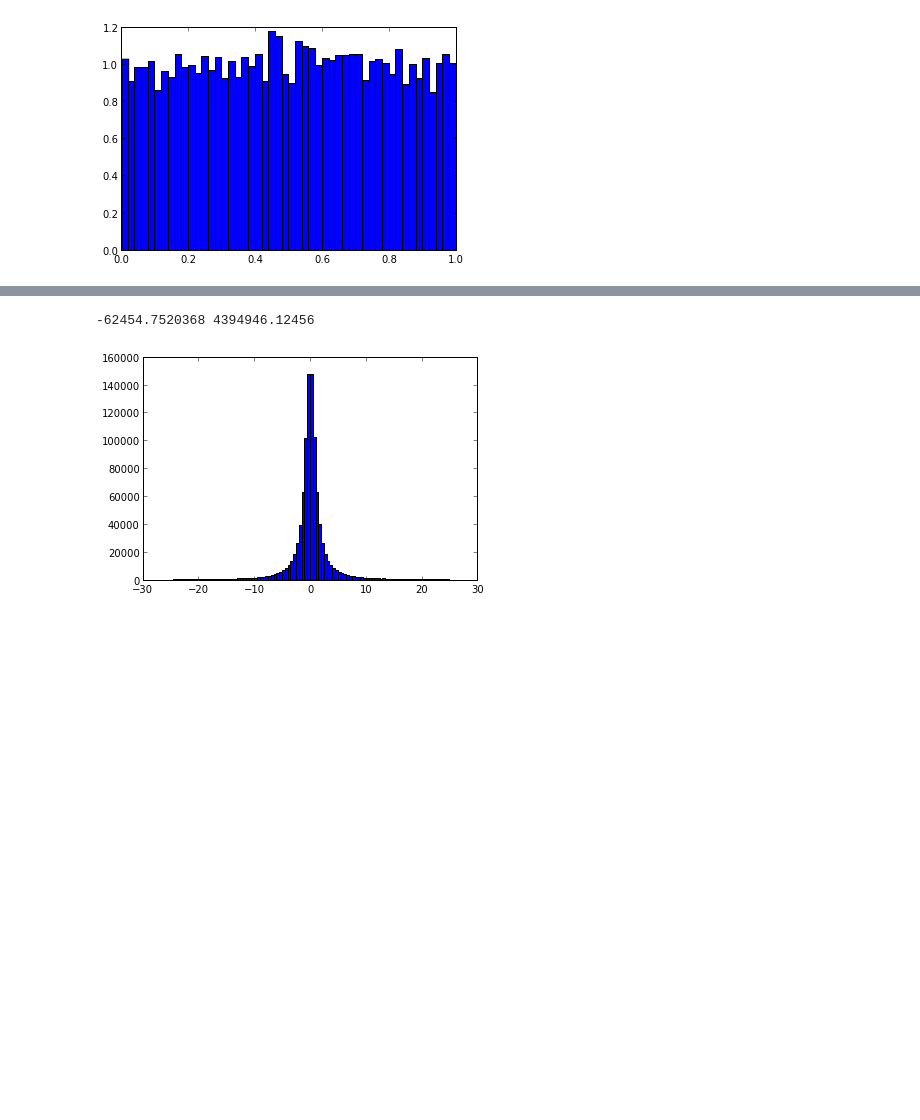
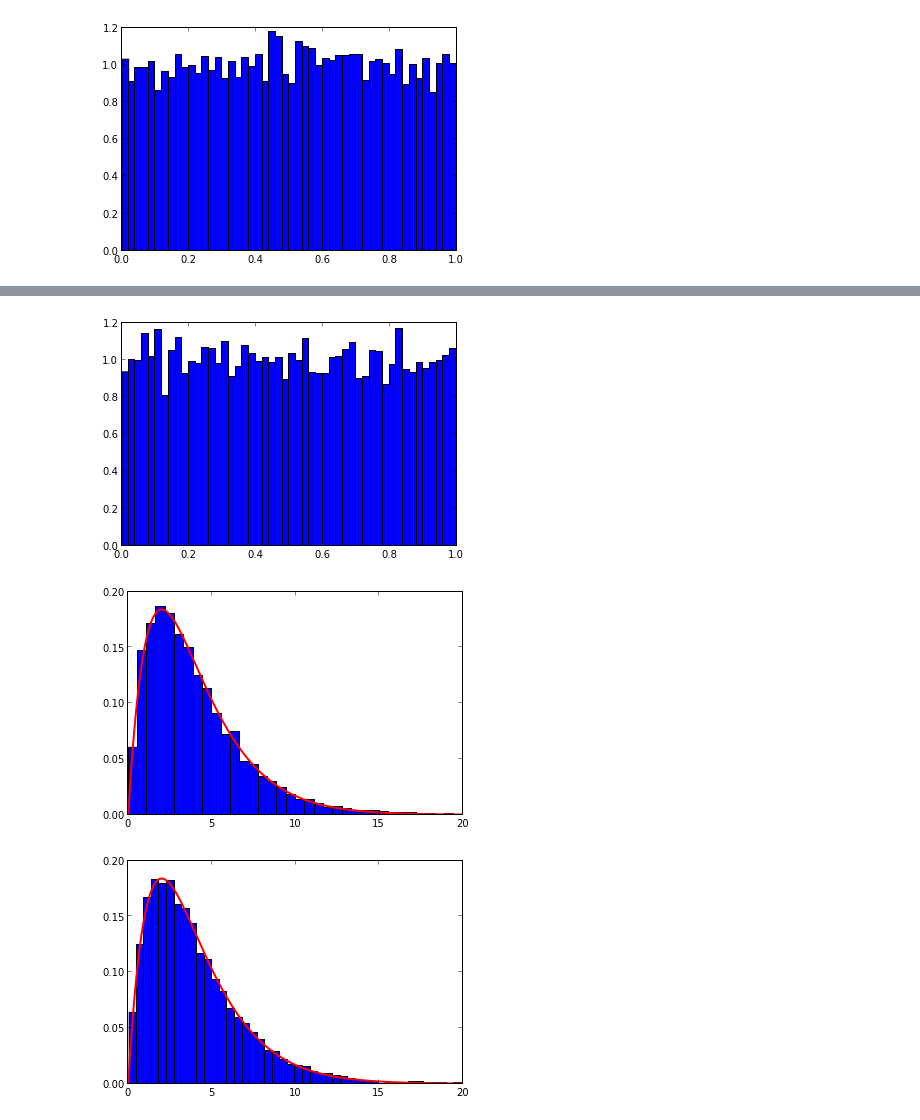
Before and after one commit to aidiary/PRML, a Jupyter notebook: ch11/monte_carlo.ipynb, the cells around one changed output, grey strips where cells are left out. Cells and saved outputs as stored; diff of their text form; code cells hidden in the pictures; blank space fills up the shorter version.

```diff
--- a/ch11/monte_carlo.ipynb
+++ b/ch11/monte_carlo.ipynb
@@ -145,9 +170,47 @@ plt.plot(x, y, 'r-', lw=2)
-# %%
->>> s = np.random.standard_cauchy(1000000)
->>> print min(s), max(s)
->>> s = s[(s>-25) & (s<25)]  # truncate distribution so it plots well
->>> plt.hist(s, bins=100)
->>> plt.show()
-# %% [output]
--62454.7520368 4394946.12456
-[figure, removed]
+# %%
+# 逆変換法で一様分布からガンマ分布を得る
+import numpy as np
+import matplotlib.pyplot as plt
+import scipy.stats
+import scipy.special
+
+nbins = 50
+
+# ガンマ分布のパラメータ
+k = 2.0      # shape
+theta = 2.0  # scale
+
+# 逆変換法で一様分布からガンマ分布を得る
+np.random.seed()
+N = 10000
+U = np.random.uniform(0.0, 1.0, N)
+X1 = theta * scipy.special.gammaincinv(k, U * scipy.special.gamma(k))
+
+# 生成した元の一様分布を描画
+plt.figure(1)
+plt.hist(U, nbins, normed=True)
+
+# 変換したガンマ分布と理想的なPDFを描画
+plt.figure(2)
+plt.xlim((0, 20))
+plt.hist(X1, nbins, normed=True)
+
+x = np.linspace(0, 20, 1000)
+y = scipy.stats.gamma(a=k, scale=theta).pdf(x)
+plt.plot(x, y, 'r-', lw=2)
+
+# numpyのガンマ分布に従う乱数生成関数を利用した場合
+plt.figure(3)
+plt.xlim((0, 20))
+X2 = np.random.gamma(shape=k, scale=theta, size=N)
+plt.hist(X2, nbins, normed=True)
+
+x = np.linspace(0, 20, 1000)
+y = scipy.stats.gamma(a=k, scale=theta).pdf(x)
+plt.plot(x, y, 'r-', lw=2)
+
+plt.show()
+# %% [output]
+[figure, added]
+[figure, added]
+[figure, added]
```
Also changed, not shown: parts of 5 cells of this notebook.
